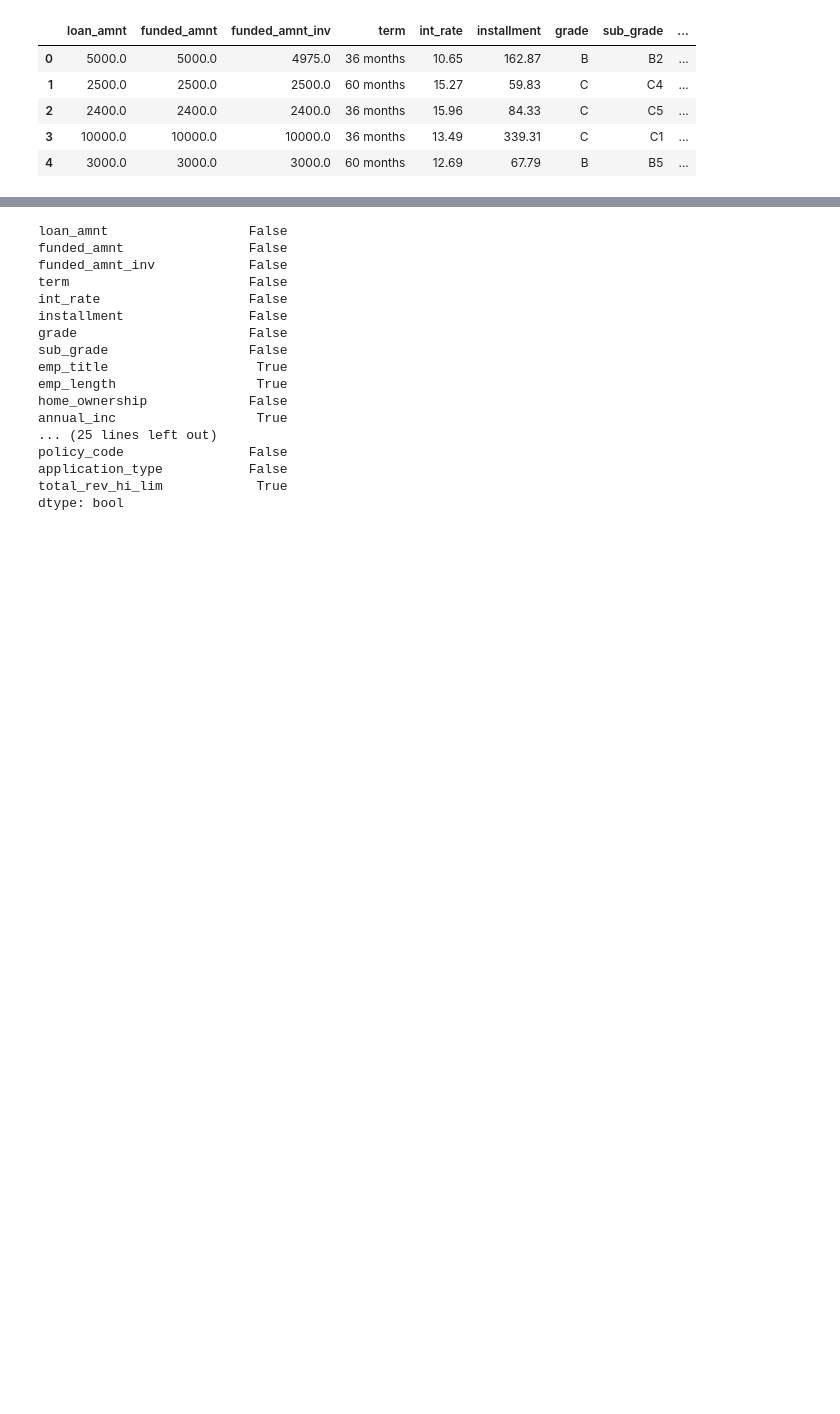
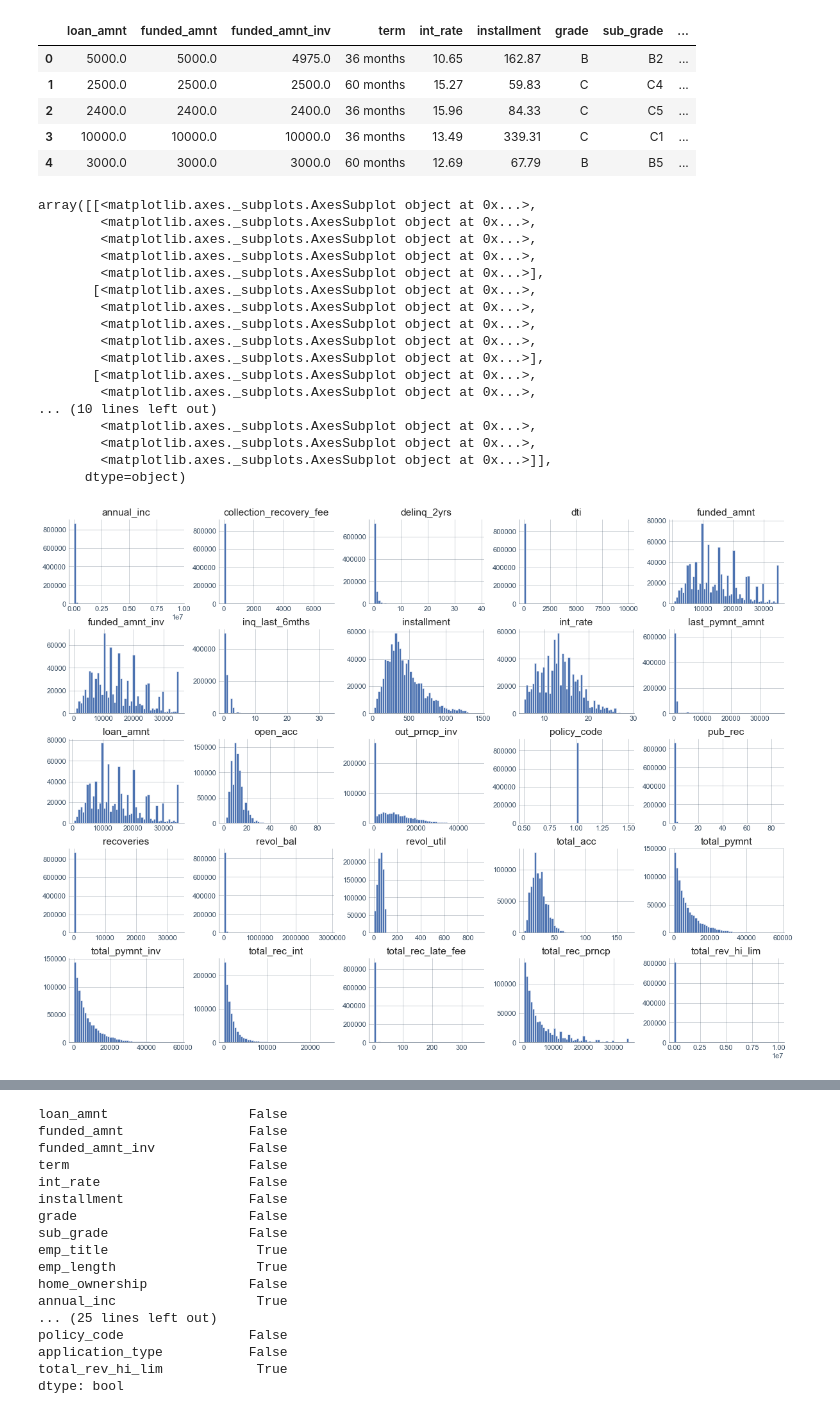
Before and after one commit to vanditnarula123/SpringBoard, a Jupyter notebook: Consolidated Lending Club Project 1.ipynb, the cells around one changed output, grey strips where cells are left out. Cells and saved outputs as stored; diff of their text form; code cells hidden in the pictures; blank space fills up the shorter version.

```diff
--- a/Consolidated Lending Club Project 1.ipynb
+++ b/Consolidated Lending Club Project 1.ipynb
@@ -213,6 +234,34 @@ df.head() #quick check if columns are dropped
 | 2 | 2400.0 | 2400.0 | 2400.0 | 36 months | 15.96 | 84.33 | C | C5 | ... |
 | 3 | 10000.0 | 10000.0 | 10000.0 | 36 months | 13.49 | 339.31 | C | C1 | ... |
 | 4 | 3000.0 | 3000.0 | 3000.0 | 60 months | 12.69 | 67.79 | B | B5 | ... |
+# %%
+df.hist(bins=50,figsize=(20,15))
+
+#a quick and dirty look to get a feel for distributions of the continous variables.
+#dti, loan amount, grade, total_acc, int_rate seem to be normally distributed
+#employee length need a better look
+#attributes have very different scales
+#some variables are top heavy, this may make it hard for machine learning algorithms to detect pattern
+#another thing to consider is we have enough data like is the loan_amnt capped and is it representative of the whole population
+# %% [output]
+array([[<matplotlib.axes._subplots.AxesSubplot object at 0x...>,
+        <matplotlib.axes._subplots.AxesSubplot object at 0x...>,
+        <matplotlib.axes._subplots.AxesSubplot object at 0x...>,
+        <matplotlib.axes._subplots.AxesSubplot object at 0x...>,
+        <matplotlib.axes._subplots.AxesSubplot object at 0x...>],
+       [<matplotlib.axes._subplots.AxesSubplot object at 0x...>,
+        <matplotlib.axes._subplots.AxesSubplot object at 0x...>,
+        <matplotlib.axes._subplots.AxesSubplot object at 0x...>,
+        <matplotlib.axes._subplots.AxesSubplot object at 0x...>,
+        <matplotlib.axes._subplots.AxesSubplot object at 0x...>],
+       [<matplotlib.axes._subplots.AxesSubplot object at 0x...>,
+        <matplotlib.axes._subplots.AxesSubplot object at 0x...>,
+... (10 lines left out)
+        <matplotlib.axes._subplots.AxesSubplot object at 0x...>,
+        <matplotlib.axes._subplots.AxesSubplot object at 0x...>,
+        <matplotlib.axes._subplots.AxesSubplot object at 0x...>]],
+      dtype=object)
+[figure, added]
 # %%
 #Get a feel for the distributions of loan amount, interest rate, annual income
 # %%
```
Also changed, not shown: parts of 44 cells of this notebook, 1 other file.
